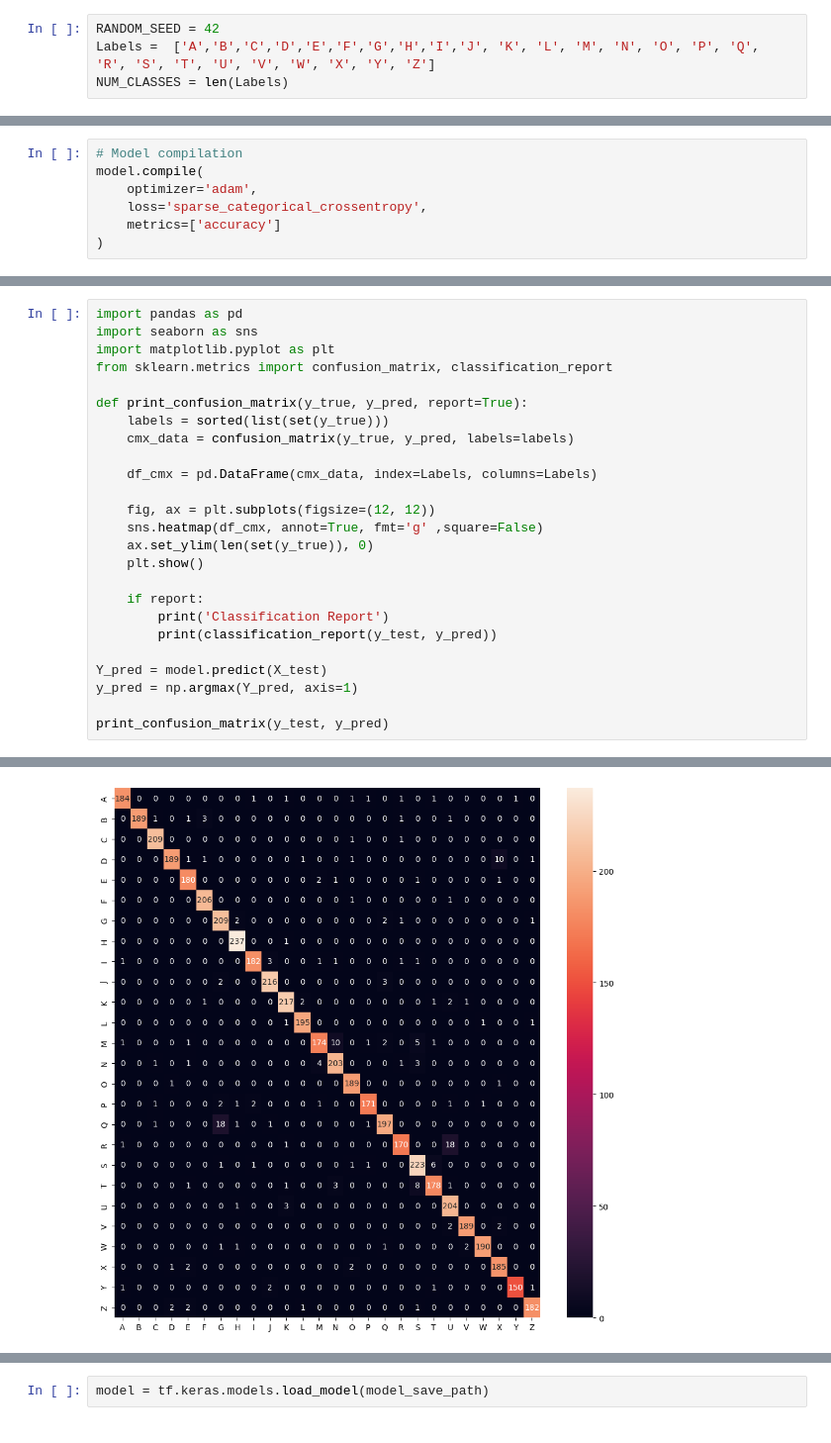
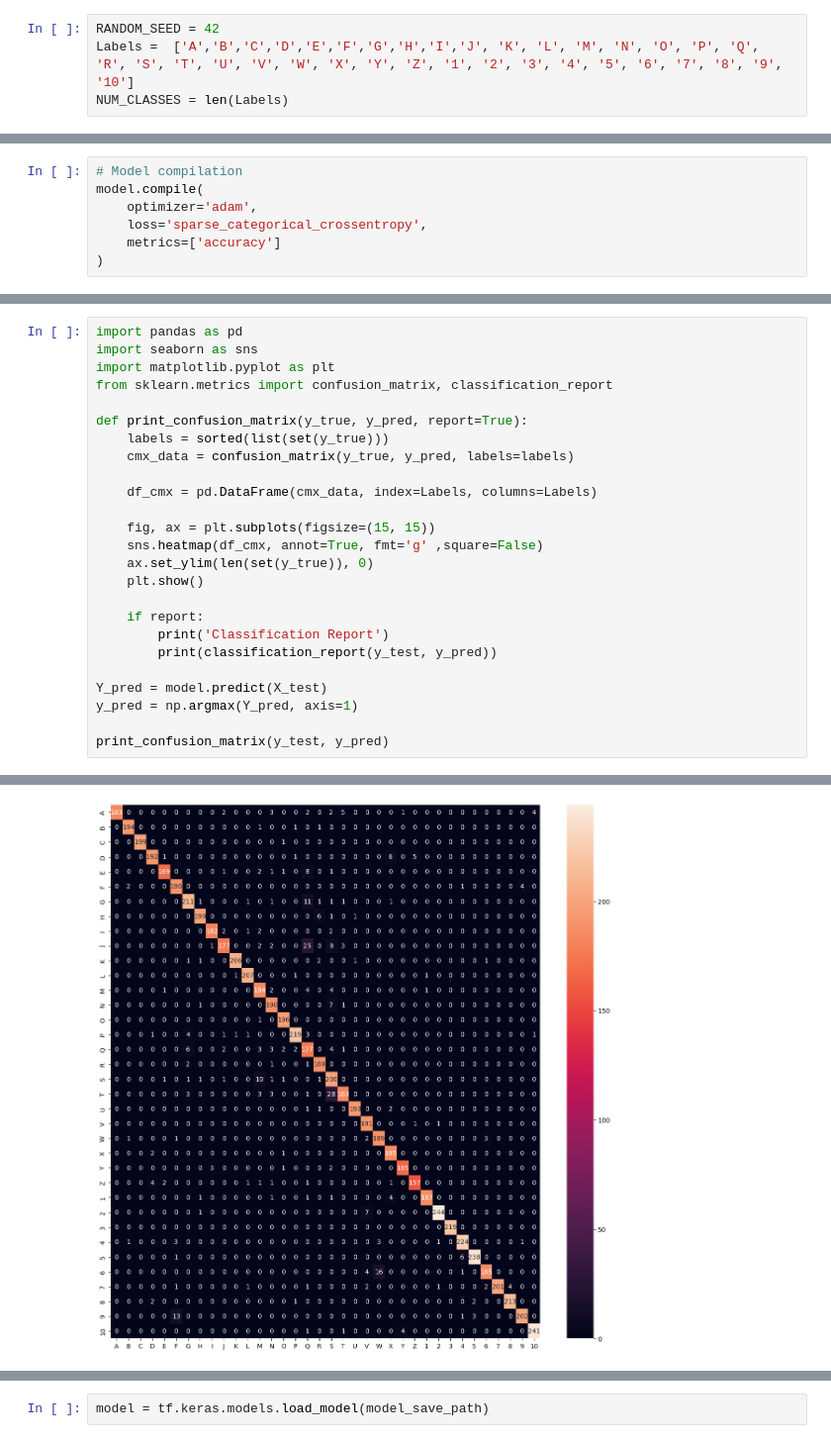
Before and after one commit to M-Jafarkhani/ASLTranscriber, a Jupyter notebook: colab/CNN.ipynb, the cells around one changed output, grey strips where cells are left out. Shown: that part at 99% size. Saved outputs shown, nothing was run; the diff lists cells and outputs as text.

```diff
--- a/colab/CNN.ipynb
+++ b/colab/CNN.ipynb
@@ -10,7 +10,7 @@ from sklearn.model_selection import train_test_split
 from sklearn.ensemble import RandomForestClassifier
 # %%
 RANDOM_SEED = 42
-Labels =  ['A','B','C','D','E','F','G','H','I','J', 'K', 'L', 'M', 'N', 'O', 'P', 'Q', 'R', 'S', 'T', 'U', 'V', 'W', 'X', 'Y', 'Z']
+Labels =  ['A','B','C','D','E','F','G','H','I','J', 'K', 'L', 'M', 'N', 'O', 'P', 'Q', 'R', 'S', 'T', 'U', 'V', 'W', 'X', 'Y', 'Z', '1', '2', '3', '4', '5', '6', '7', '8', '9', '10']
 NUM_CLASSES = len(Labels)
 # %%
 file_path = '/content/data.csv'
@@ -90,7 +99,7 @@ def print_confusion_matrix(y_true, y_pred, report=True):
 
     df_cmx = pd.DataFrame(cmx_data, index=Labels, columns=Labels)
 
-    fig, ax = plt.subplots(figsize=(12, 12))
+    fig, ax = plt.subplots(figsize=(15, 15))
     sns.heatmap(df_cmx, annot=True, fmt='g' ,square=False)
     ax.set_ylim(len(set(y_true)), 0)
     plt.show()
@@ -108,4 +117,4 @@ print_confusion_matrix(y_test, y_pred)
-[figure, old version]
+[figure, new version]
 Classification Report
               precision    recall  f1-score   support
 
```
Also changed, not shown: parts of 12 cells of this notebook, 5 other files.
